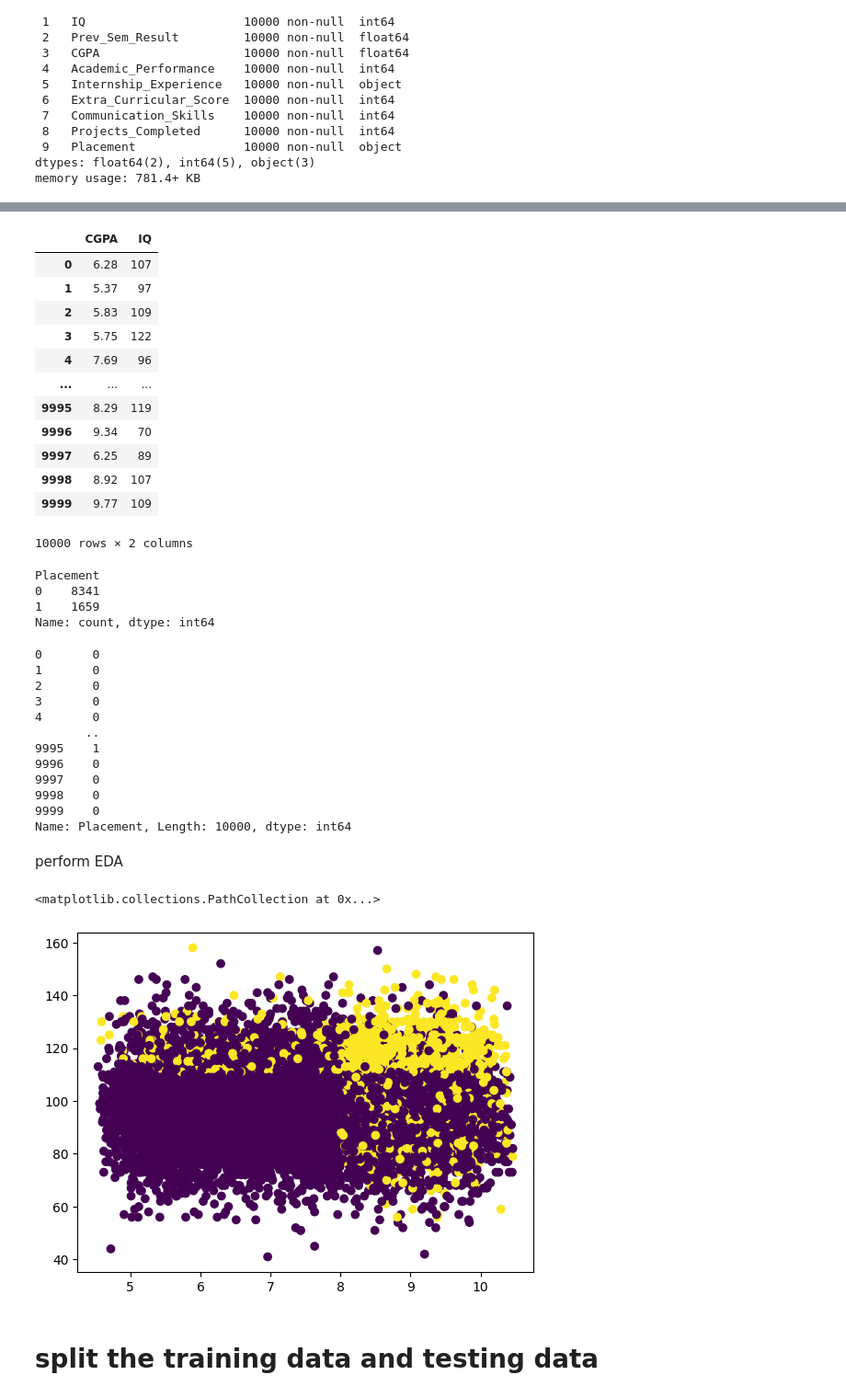
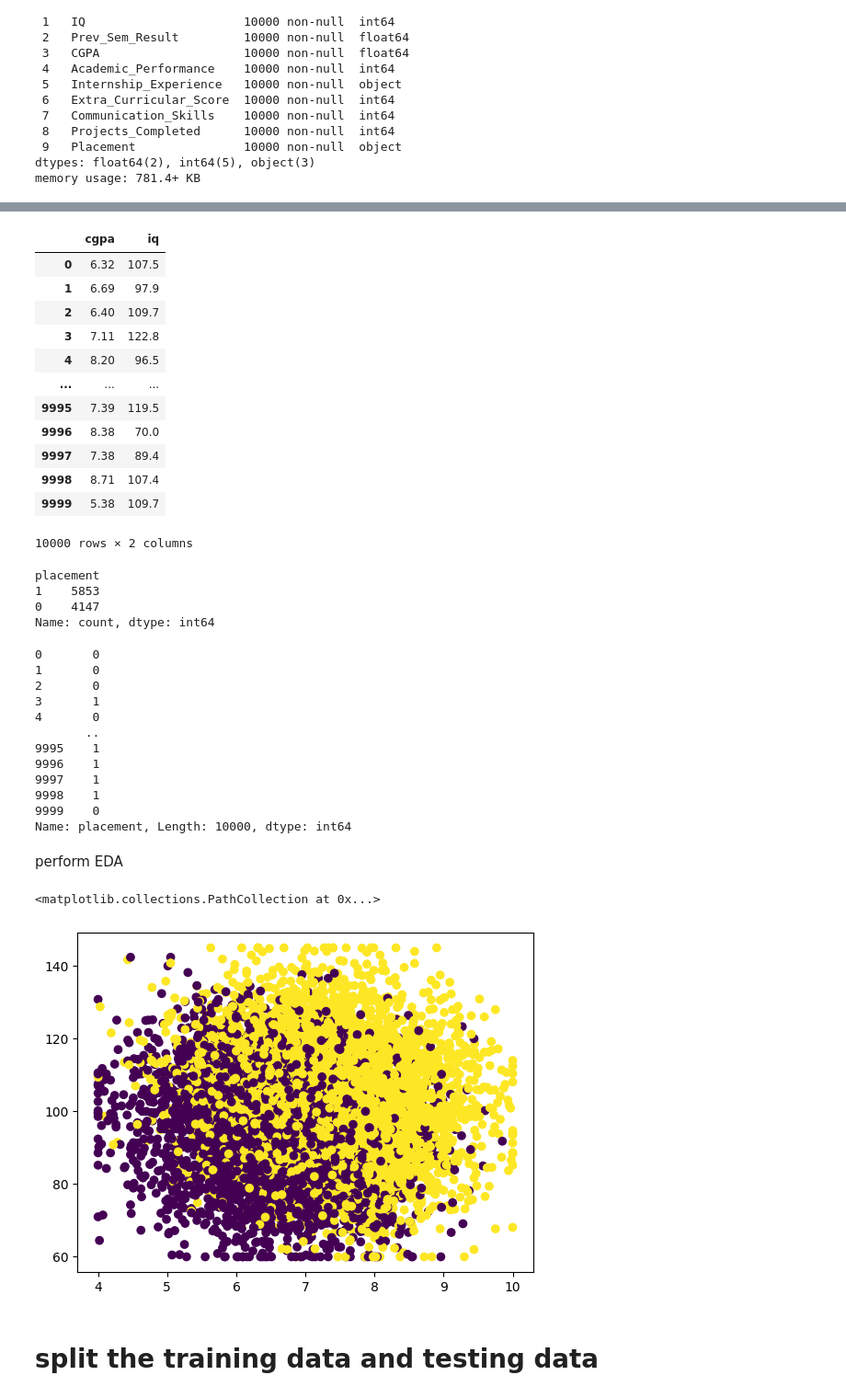
Before and after one commit to akash6392614083-star/placement-predictor, a Jupyter notebook: cleaning.ipynb, the cells around one changed output, grey strips where cells are left out. Shown at 92% size. Cells and saved outputs as stored; diff of their text form; code cells hidden in the pictures.

```diff
--- a/cleaning.ipynb
+++ b/cleaning.ipynb
@@ -41,0 +72,4 @@ memory usage: 781.4+ KB
+# %%
+new_data_set=pd.read_csv("placement_dataset.csv")
+new_data_set
+old3_dset
@@ -42,19 +157,19 @@ memory usage: 781.4+ KB
 # %%
-X=df[['CGPA','IQ']]
+X=new_data_set[['cgpa','iq']]
 X
 # %% [output]
-|  | CGPA | IQ |
-| 0 | 6.28 | 107 |
-| 1 | 5.37 | 97 |
-| 2 | 5.83 | 109 |
-| 3 | 5.75 | 122 |
-| 4 | 7.69 | 96 |
+|  | cgpa | iq |
+| 0 | 6.32 | 107.5 |
+| 1 | 6.69 | 97.9 |
+| 2 | 6.40 | 109.7 |
+| 3 | 7.11 | 122.8 |
+| 4 | 8.20 | 96.5 |
 | ... | ... | ... |
-| 9995 | 8.29 | 119 |
-| 9996 | 9.34 | 70 |
-| 9997 | 6.25 | 89 |
-| 9998 | 8.92 | 107 |
-| 9999 | 9.77 | 109 |
+| 9995 | 7.39 | 119.5 |
+| 9996 | 8.38 | 70.0 |
+| 9997 | 7.38 | 89.4 |
+| 9998 | 8.71 | 107.4 |
+| 9999 | 5.38 | 109.7 |
 10000 rows × 2 columns
 # %%
 df['Placement']=df['Placement'].replace({
@@ -62,35 +177,35 @@ df['Placement']=df['Placement'].replace({
     "Yes":1
 })
 # %%
-df['Placement'].value_counts()
+new_data_set['placement'].value_counts()
 # %% [output]
-Placement
-0    8341
-1    1659
+placement
+1    5853
+0    4147
 Name: count, dtype: int64
 # %%
-Y=df['Placement']
+Y=new_data_set['placement']
 Y
 # %% [output]
 0       0
 1       0
 2       0
-3       0
+3       1
 4       0
        ..
 9995    1
-9996    0
-9997    0
-9998    0
+9996    1
+9997    1
+9998    1
 9999    0
-Name: Placement, Length: 10000, dtype: int64
+Name: placement, Length: 10000, dtype: int64
 # %% [markdown]
 perform EDA
 # %%
-plt.scatter(df['CGPA'],df['IQ'],c=df['Placement'])
+plt.scatter(new_data_set['cgpa'],new_data_set['iq'],c=new_data_set['placement'])
 # %% [output]
 <matplotlib.collections.PathCollection at 0x...>
-[figure, old version]
+[figure, new version]
 # %% [markdown]
 #  split the training data and testing data
 # %%
```
Also changed, not shown: parts of 21 cells of this notebook, 4 other files.
